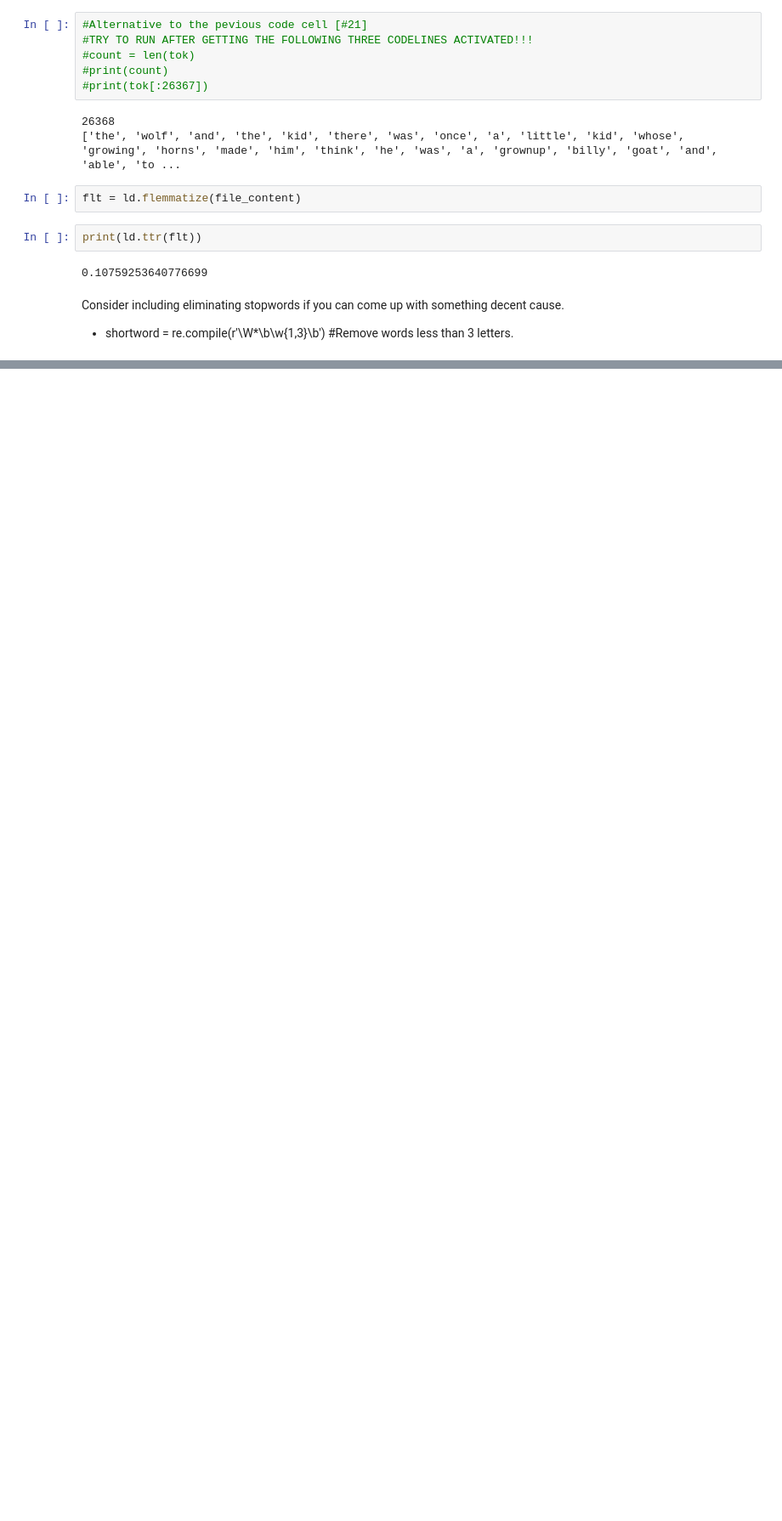
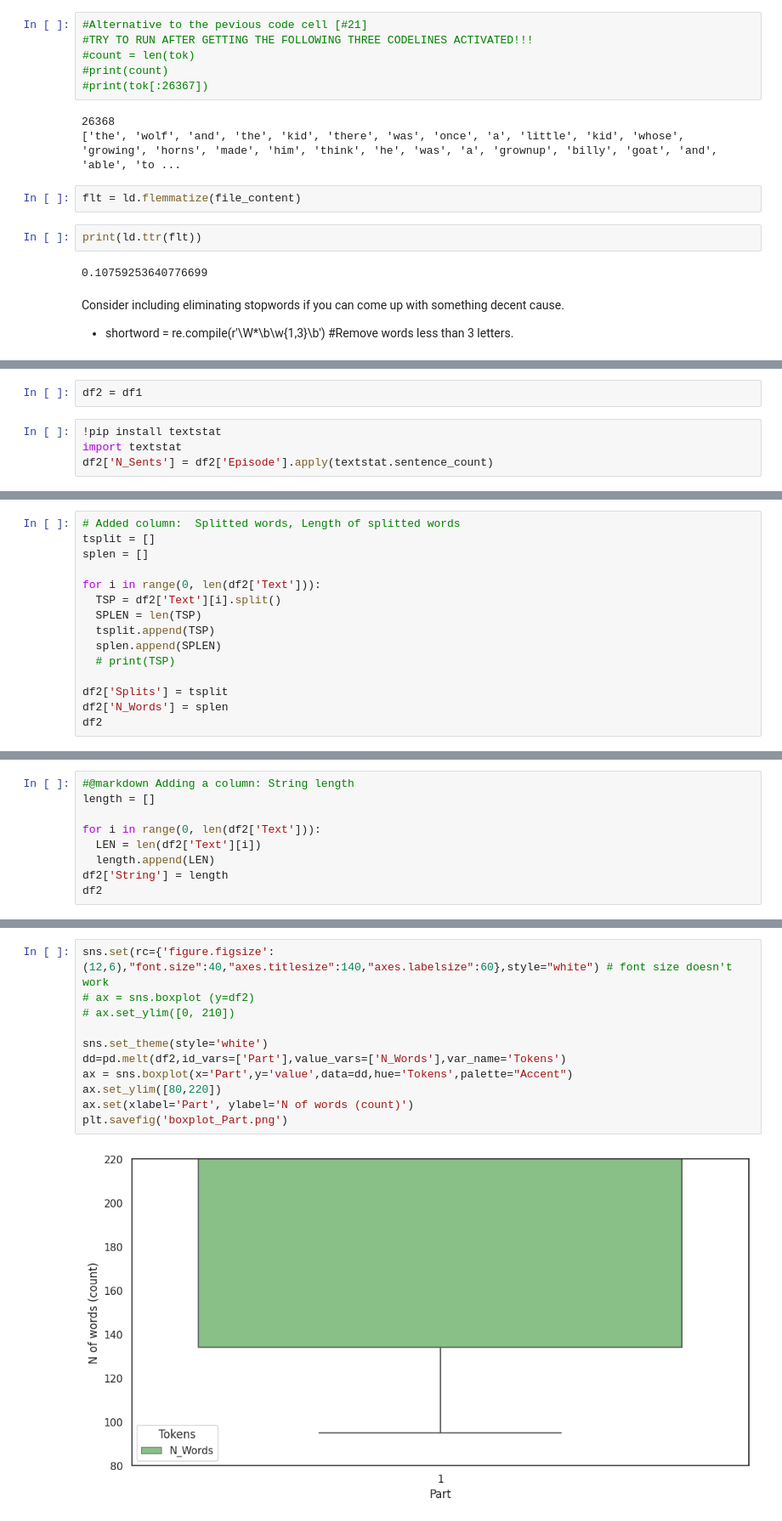
Before and after one commit to ms624atyale/Python_Basics, a Jupyter notebook: LexicalDiversity_Aesop4Children_UsingOriginalTextswithQuotesandTitles.ipynb, the cells around one changed output, grey strips where cells are left out. Shown at 85% size. Cells and saved outputs as stored; diff of their text form; blank space fills up the shorter version.

```diff
--- a/LexicalDiversity_Aesop4Children_UsingOriginalTextswithQuotesandTitles.ipynb
+++ b/LexicalDiversity_Aesop4Children_UsingOriginalTextswithQuotesandTitles.ipynb
@@ -213,0 +831,6 @@ Consider including eliminating stopwords if you can come up with something decen
+# %%
+df2 = df1
+# %%
+!pip install textstat
+import textstat
+df2['N_Sents'] = df2['Episode'].apply(textstat.sentence_count)
@@ -213,0 +844,15 @@ Consider including eliminating stopwords if you can come up with something decen
+# %%
+# Added column:  Splitted words, Length of splitted words
+tsplit = []
+splen = []
+
+for i in range(0, len(df2['Text'])):
+  TSP = df2['Text'][i].split()
+  SPLEN = len(TSP)
+  tsplit.append(TSP)
+  splen.append(SPLEN)
+  # print(TSP)
+
+df2['Splits'] = tsplit
+df2['N_Words'] = splen
+df2
@@ -213,0 +880,9 @@ Consider including eliminating stopwords if you can come up with something decen
+# %%
+#@markdown Adding a column: String length
+length = []
+
+for i in range(0, len(df2['Text'])):
+  LEN = len(df2['Text'][i])
+  length.append(LEN)
+df2['String'] = length
+df2
@@ -213,0 +942,13 @@ Consider including eliminating stopwords if you can come up with something decen
+# %%
+sns.set(rc={'figure.figsize':(12,6),"font.size":40,"axes.titlesize":140,"axes.labelsize":60},style="white") # font size doesn't work
+# ax = sns.boxplot (y=df2)
+# ax.set_ylim([0, 210])
+
+sns.set_theme(style='white')
+dd=pd.melt(df2,id_vars=['Part'],value_vars=['N_Words'],var_name='Tokens')
+ax = sns.boxplot(x='Part',y='value',data=dd,hue='Tokens',palette="Accent")
+ax.set_ylim([80,220])
+ax.set(xlabel='Part', ylabel='N of words (count)')
+plt.savefig('boxplot_Part.png')
+# %% [output]
+[figure, added]
```
Also changed, not shown: parts of 138 cells of this notebook.
